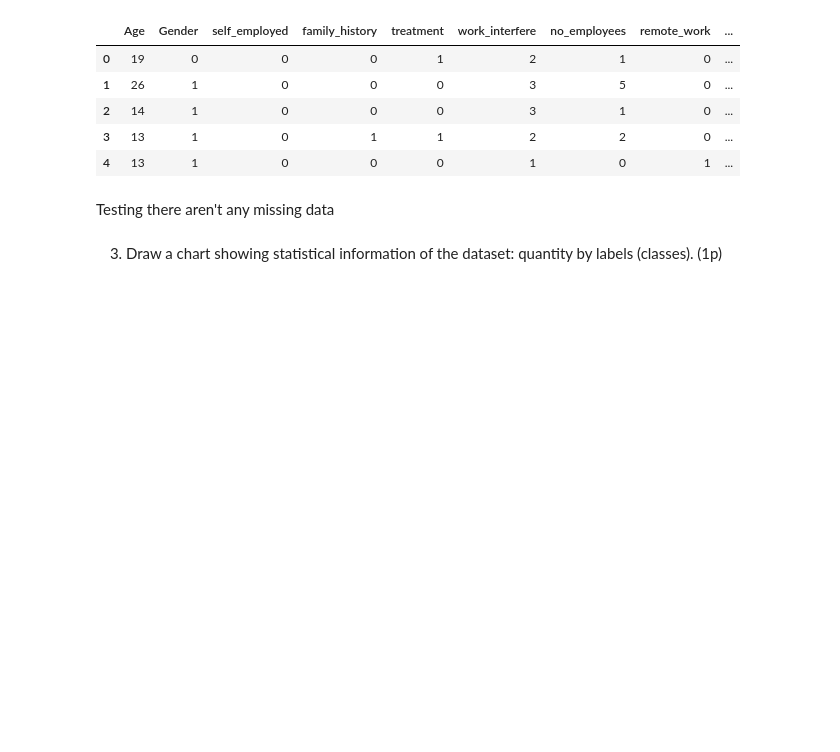
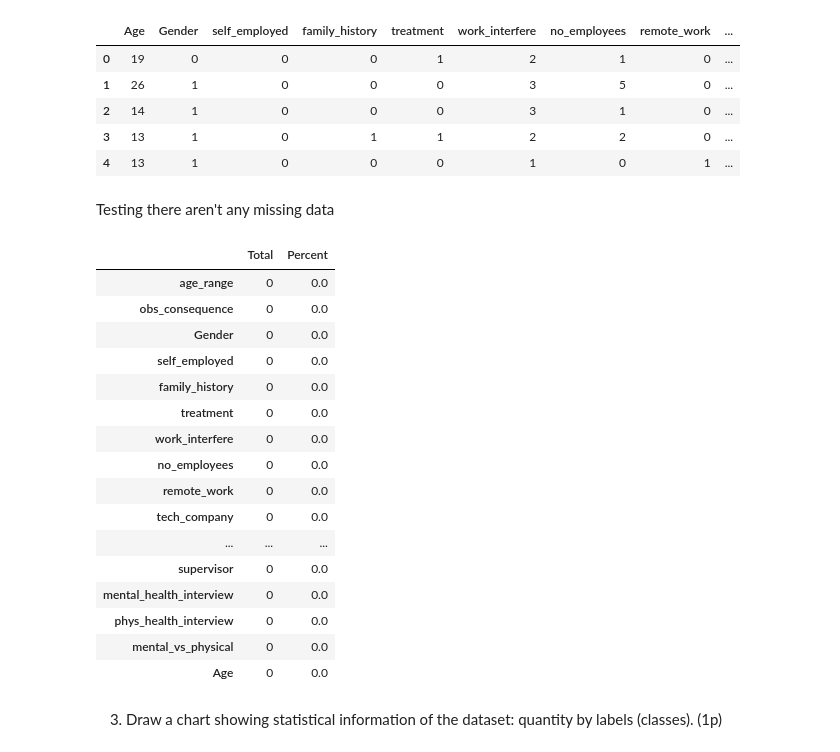
Before and after one commit to kelvng/Models-For-Classification-Problem, a Jupyter notebook: ML_final.ipynb, the cells around one changed output. Drawn from its saved outputs; the diff is of its cells as text; code cells hidden in the pictures; blank space fills up the shorter version.

```diff
--- a/ML_final.ipynb
+++ b/ML_final.ipynb
@@ -232,9 +234,27 @@ Testing there aren't any missing data
 # %%
 #missing data
 total = train_df.isnull().sum().sort_values(ascending=False)
 percent = (train_df.isnull().sum()/train_df.isnull().count()).sort_values(ascending=False)
 missing_data = pd.concat([total, percent], axis=1, keys=['Total', 'Percent'])
-#missing_data.head(100)
+missing_data.head(100)
+# %% [output]
+|  | Total | Percent |
+| age_range | 0 | 0.0 |
+| obs_consequence | 0 | 0.0 |
+| Gender | 0 | 0.0 |
+| self_employed | 0 | 0.0 |
+| family_history | 0 | 0.0 |
+| treatment | 0 | 0.0 |
+| work_interfere | 0 | 0.0 |
+| no_employees | 0 | 0.0 |
+| remote_work | 0 | 0.0 |
+| tech_company | 0 | 0.0 |
+| ... | ... | ... |
+| supervisor | 0 | 0.0 |
+| mental_health_interview | 0 | 0.0 |
+| phys_health_interview | 0 | 0.0 |
+| mental_vs_physical | 0 | 0.0 |
+| Age | 0 | 0.0 |
 # %% [markdown]
 3) Draw a chart showing statistical information of the dataset: quantity by labels (classes).
 (1p)
```
Also changed, not shown: parts of 12 cells of this notebook.
